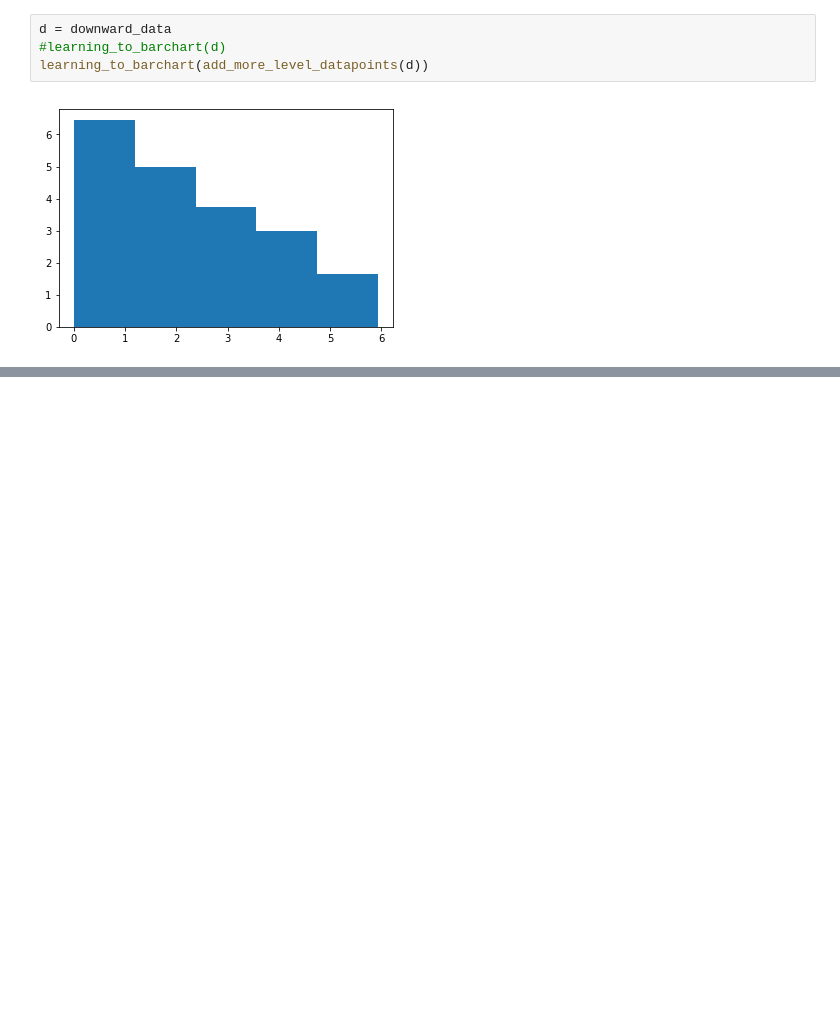
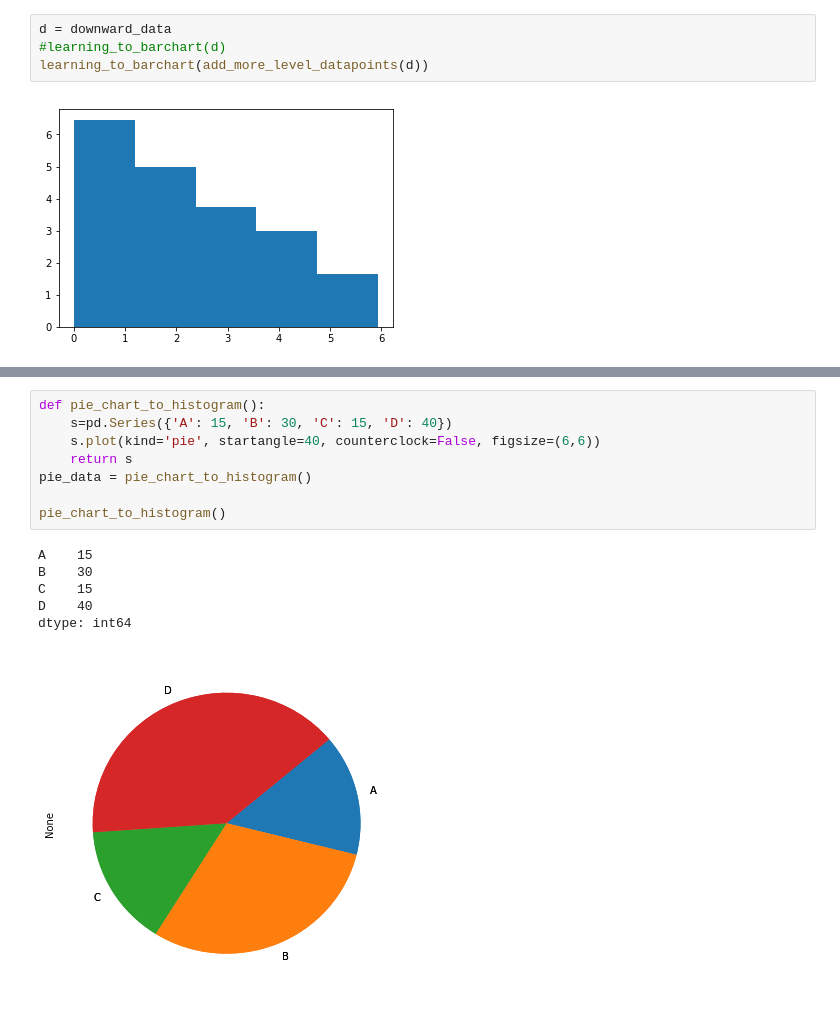
Before and after one commit to theredpea/udacity_notes, a Jupyter notebook: st101__1_Visualizing_relationships_in_data___Problem Set 1 Visualization.ipynb, the cells around one changed output, grey strips where cells are left out. Saved outputs shown, nothing was run; the diff lists cells and outputs as text; blank space fills up the shorter version.

```diff
--- a/st101__1_Visualizing_relationships_in_data___Problem Set 1 Visualization.ipynb
+++ b/st101__1_Visualizing_relationships_in_data___Problem Set 1 Visualization.ipynb
@@ -173,0 +173,15 @@ pie_chart_to_histogram_solution = 'https://www.udacity.com/course/viewer#!/c-st1
+# %%
+def pie_chart_to_histogram():
+    s=pd.Series({'A': 15, 'B': 30, 'C': 15, 'D': 40})
+    s.plot(kind='pie', startangle=40, counterclock=False, figsize=(6,6))
+    return s
+pie_data = pie_chart_to_histogram()
+
+pie_chart_to_histogram()
+# %% [output]
+A    15
+B    30
+C    15
+D    40
+dtype: int64
+[figure, added]
```
Also changed, not shown: parts of 6 cells of this notebook.
